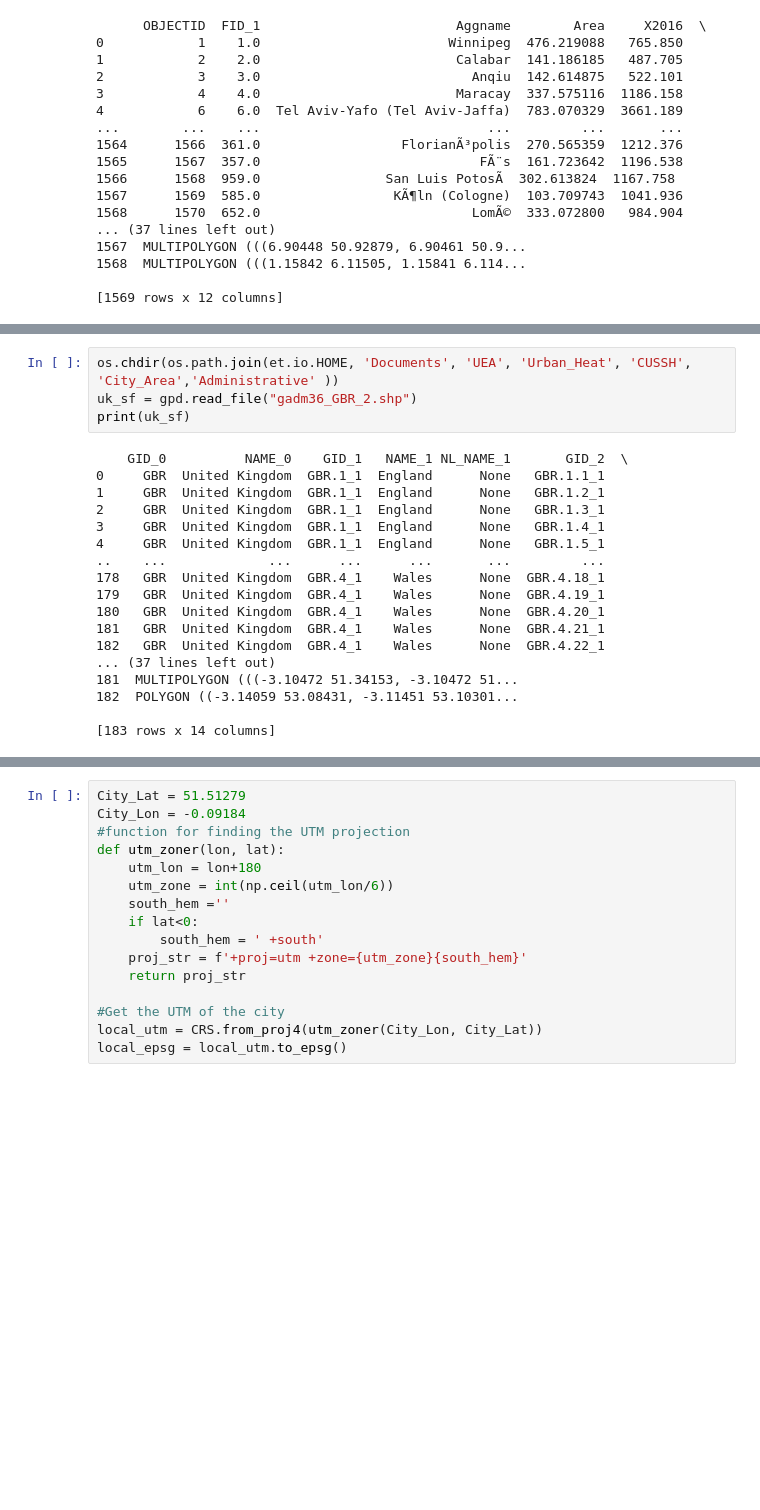
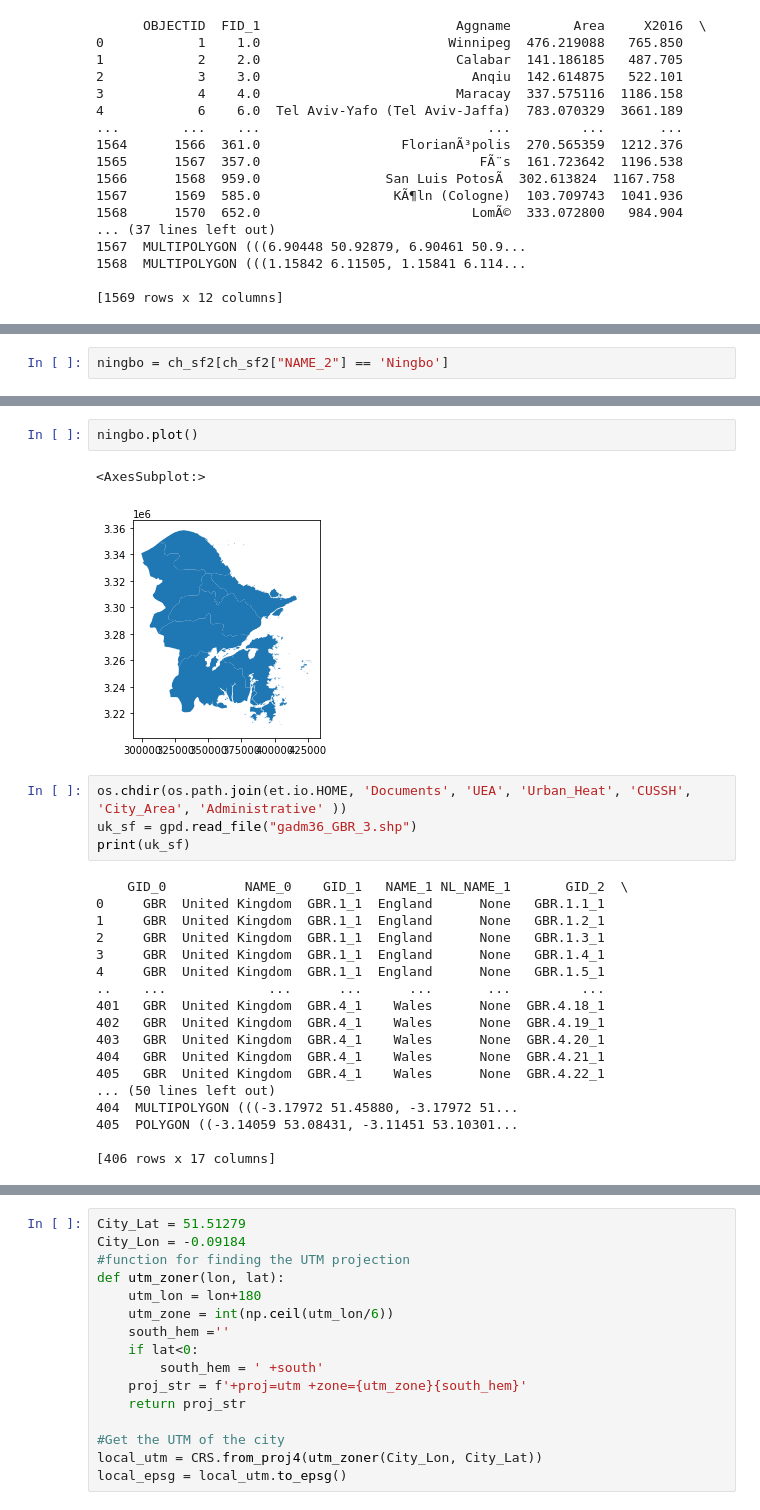
Before and after one commit to SarahBerk-github/MODIS_Gaussian, a Jupyter notebook: City_Areas_2020_12.ipynb, the cells around one changed output, grey strips where cells are left out. Drawn from its saved outputs; the diff is of its cells as text; blank space fills up the shorter version.

```diff
--- a/City_Areas_2020_12.ipynb
+++ b/City_Areas_2020_12.ipynb
@@ -35,0 +138,2 @@ print(shapefile)
+# %%
+ningbo = ch_sf2[ch_sf2["NAME_2"] == 'Ningbo']
@@ -36,6 +145,11 @@ print(shapefile)
+# %%
+ningbo.plot()
+# %% [output]
+<AxesSubplot:>
+[figure, added]
 # %%
-os.chdir(os.path.join(et.io.HOME, 'Documents', 'UEA', 'Urban_Heat', 'CUSSH', 'City_Area','Administrative' ))
-uk_sf = gpd.read_file("gadm36_GBR_2.shp")
+os.chdir(os.path.join(et.io.HOME, 'Documents', 'UEA', 'Urban_Heat', 'CUSSH', 'City_Area', 'Administrative' ))
+uk_sf = gpd.read_file("gadm36_GBR_3.shp")
 print(uk_sf)
 # %% [output]
     GID_0          NAME_0    GID_1   NAME_1 NL_NAME_1       GID_2  \
@@ -45,14 +159,14 @@ print(uk_sf)
 3     GBR  United Kingdom  GBR.1_1  England      None   GBR.1.4_1
 4     GBR  United Kingdom  GBR.1_1  England      None   GBR.1.5_1
 ..    ...             ...      ...      ...       ...         ...
-178   GBR  United Kingdom  GBR.4_1    Wales      None  GBR.4.18_1
-179   GBR  United Kingdom  GBR.4_1    Wales      None  GBR.4.19_1
-180   GBR  United Kingdom  GBR.4_1    Wales      None  GBR.4.20_1
-181   GBR  United Kingdom  GBR.4_1    Wales      None  GBR.4.21_1
-182   GBR  United Kingdom  GBR.4_1    Wales      None  GBR.4.22_1
-... (37 lines left out)
-181  MULTIPOLYGON (((-3.10472 51.34153, -3.10472 51...
-182  POLYGON ((-3.14059 53.08431, -3.11451 53.10301...
+401   GBR  United Kingdom  GBR.4_1    Wales      None  GBR.4.18_1
+402   GBR  United Kingdom  GBR.4_1    Wales      None  GBR.4.19_1
+403   GBR  United Kingdom  GBR.4_1    Wales      None  GBR.4.20_1
+404   GBR  United Kingdom  GBR.4_1    Wales      None  GBR.4.21_1
+405   GBR  United Kingdom  GBR.4_1    Wales      None  GBR.4.22_1
+... (50 lines left out)
+404  MULTIPOLYGON (((-3.17972 51.45880, -3.17972 51...
+405  POLYGON ((-3.14059 53.08431, -3.11451 53.10301...
 
-[183 rows x 14 columns]
+[406 rows x 17 columns]
 # %%
```
Also changed, not shown: parts of 52 cells of this notebook, 3 other files.
